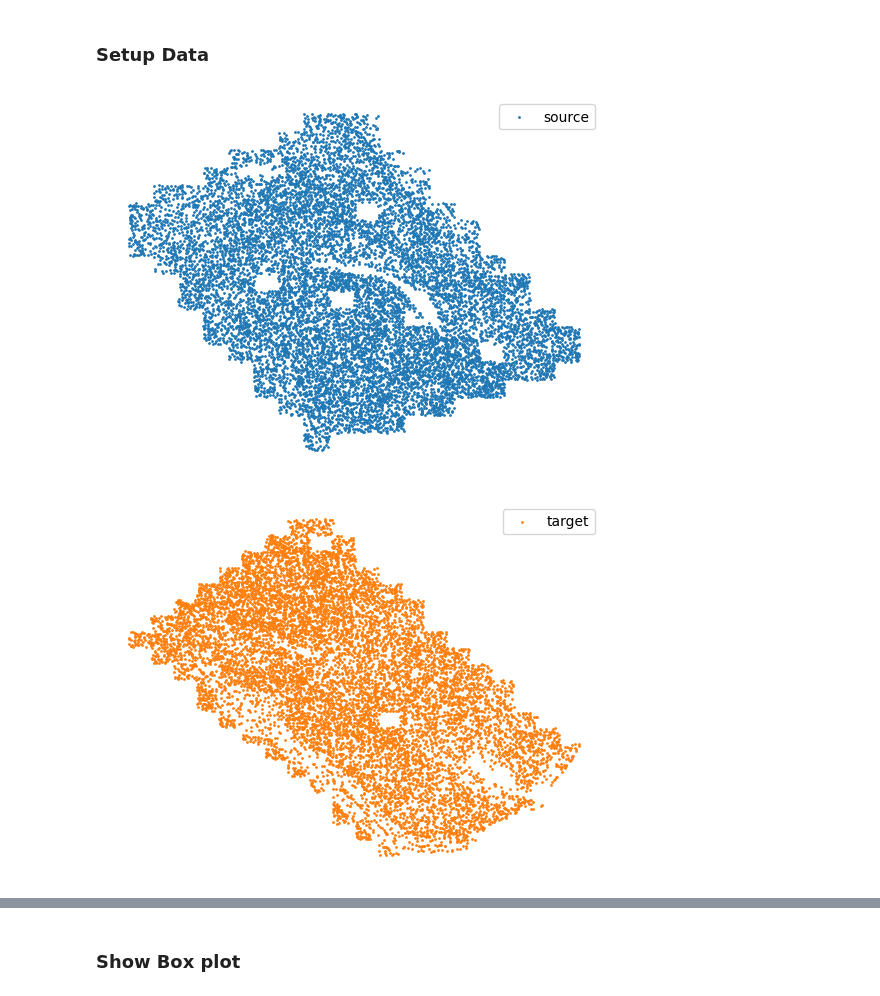
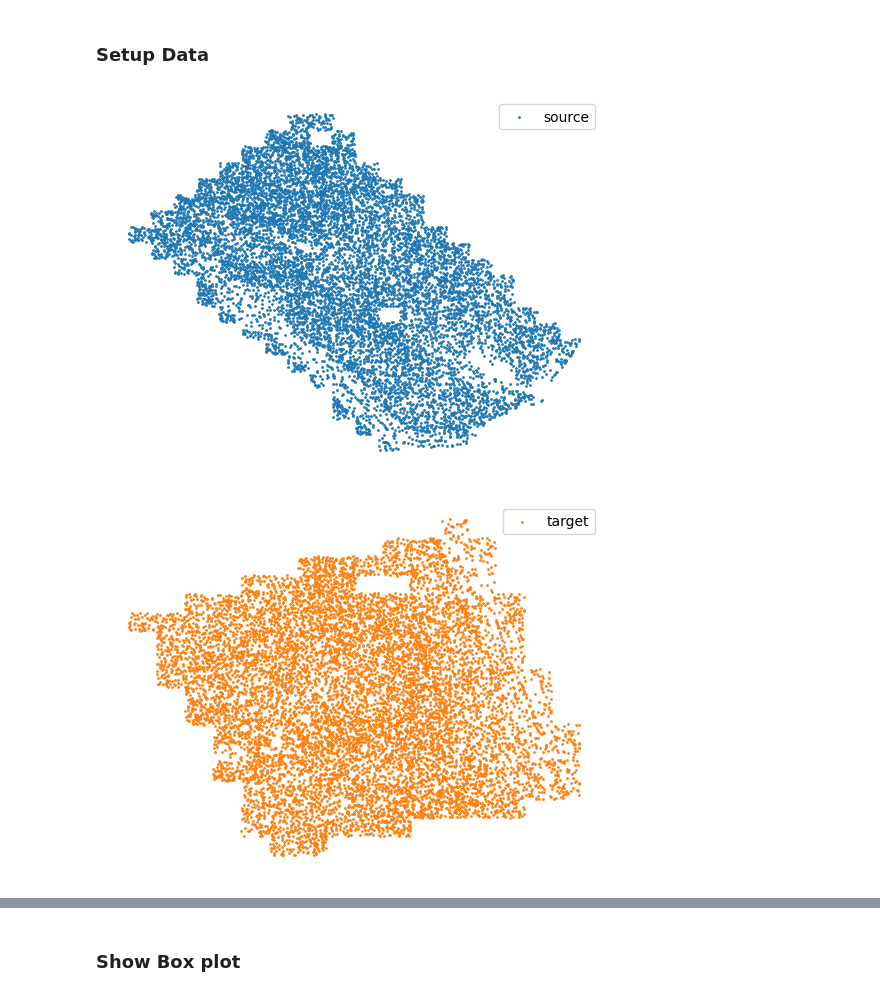
Before and after one commit to anupbhowmik/promt, a Jupyter notebook: downstream_analysis.ipynb, the cells around one changed output, grey strips where cells are left out. Saved outputs shown, nothing was run; the diff lists cells and outputs as text; code cells hidden in the pictures.

```diff
--- a/downstream_analysis.ipynb
+++ b/downstream_analysis.ipynb
@@ -435,21 +435,21 @@ def save_top_correlated_genes(slice, sliceName, save_dir, highly_variable_genes=
 # %%
 data_dir = './data/Mouse_brain_MERFISH/'
 filePath = './local_data/incent'
 save_dir = "./local_data"
 
-data1="adata4wk_donor_id_4_slice_1"
-data2="adata24wk_donor_id_10_slice_1"
+data1="adata24wk_donor_id_10_slice_1"
+data2="adata90wk_donor_id_5_slice_1"
 
 
-age_start='4 weeks'
-age_end='24 weeks'
+age_start='24 weeks'
+age_end='90 weeks'
 
 sliceA_raw, sliceB_raw = load_data(data_dir, data1, data2)
 
 sliceA, sliceB = compute_age_progression_score(sliceA_raw, sliceB_raw, data1, data2, filePath)
 # %% [output]
-[figure, old version]
+[figure, new version]
-[figure, old version]
+[figure, new version]
 # %%
 save_top_correlated_genes(sliceA_raw, data1, save_dir, highly_variable_genes=50)
 save_top_correlated_genes(sliceB_raw, data2, save_dir, highly_variable_genes=50)
```
Also changed, not shown: parts of 2 cells of this notebook, 2 other files.
